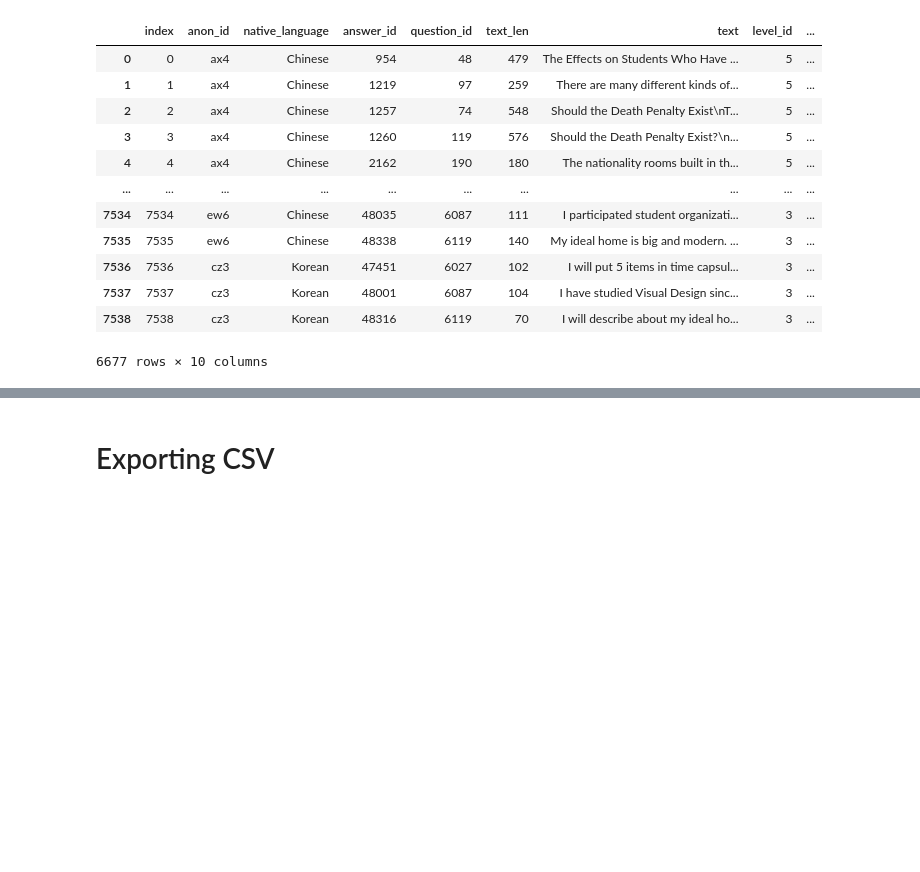
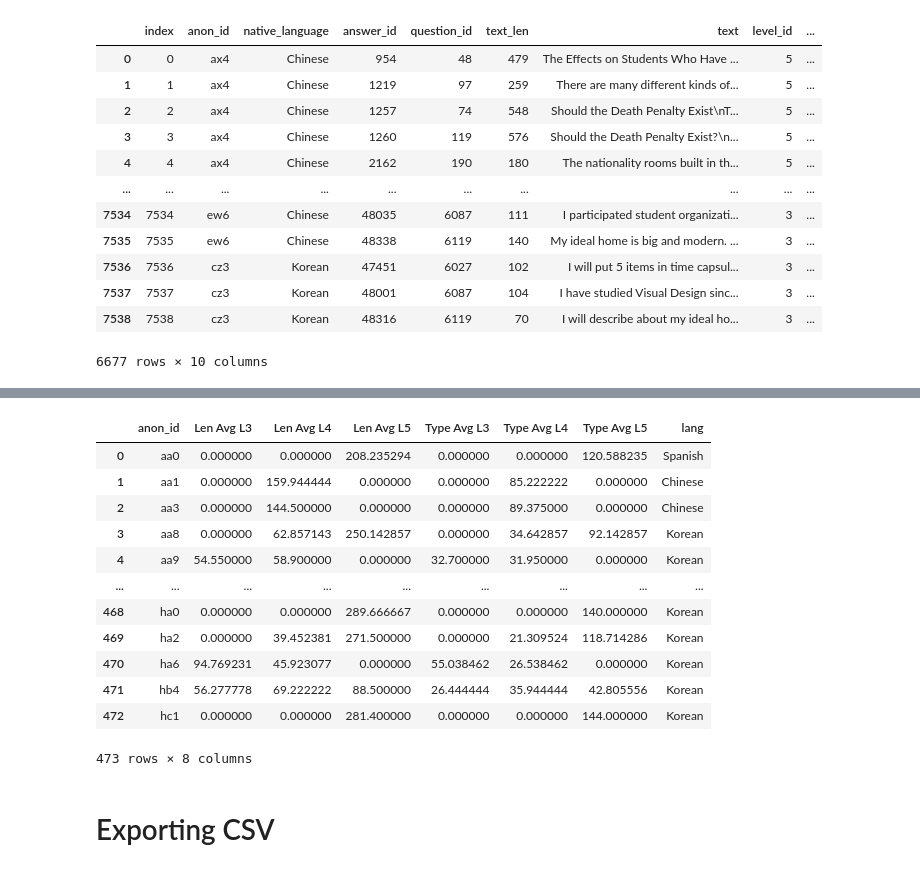
Before and after one commit to mencer456/LRDC-Research, a Jupyter notebook: Gathering Data for CSV Export.ipynb, the cells around one changed output, grey strips where cells are left out. Cells and saved outputs as stored; diff of their text form; code cells hidden in the pictures; blank space fills up the shorter version.

```diff
--- a/Gathering Data for CSV Export.ipynb
+++ b/Gathering Data for CSV Export.ipynb
@@ -377,0 +504,3 @@ final
+# %%
+lang=sort[['anon_id','native_language']]
+lang.head()
@@ -378,2 +514,29 @@ final
+# %%
+i=0
+index=0
+avg['lang']=""
+while index<len(avg):
+    anon=lang.at[i,'anon_id']
+    avg_anon=avg.at[index,'anon_id']
+    if anon==avg_anon:
+        avg.at[index,'lang']=lang.at[i,'native_language']
+        index+=1
+    i+=1
+# %%
+avg
+# %% [output]
+|  | anon_id | Len Avg L3 | Len Avg L4 | Len Avg L5 | Type Avg L3 | Type Avg L4 | Type Avg L5 | lang |
+| 0 | aa0 | 0.000000 | 0.000000 | 208.235294 | 0.000000 | 0.000000 | 120.588235 | Spanish |
+| 1 | aa1 | 0.000000 | 159.944444 | 0.000000 | 0.000000 | 85.222222 | 0.000000 | Chinese |
+| 2 | aa3 | 0.000000 | 144.500000 | 0.000000 | 0.000000 | 89.375000 | 0.000000 | Chinese |
+| 3 | aa8 | 0.000000 | 62.857143 | 250.142857 | 0.000000 | 34.642857 | 92.142857 | Korean |
+| 4 | aa9 | 54.550000 | 58.900000 | 0.000000 | 32.700000 | 31.950000 | 0.000000 | Korean |
+| ... | ... | ... | ... | ... | ... | ... | ... | ... |
+| 468 | ha0 | 0.000000 | 0.000000 | 289.666667 | 0.000000 | 0.000000 | 140.000000 | Korean |
+| 469 | ha2 | 0.000000 | 39.452381 | 271.500000 | 0.000000 | 21.309524 | 118.714286 | Korean |
+| 470 | ha6 | 94.769231 | 45.923077 | 0.000000 | 55.038462 | 26.538462 | 0.000000 | Korean |
+| 471 | hb4 | 56.277778 | 69.222222 | 88.500000 | 26.444444 | 35.944444 | 42.805556 | Korean |
+| 472 | hc1 | 0.000000 | 0.000000 | 281.400000 | 0.000000 | 0.000000 | 144.000000 | Korean |
+473 rows × 8 columns
 # %% [markdown]
 # Exporting CSV
```
Also changed, not shown: parts of 10 cells of this notebook, 1 other file.
